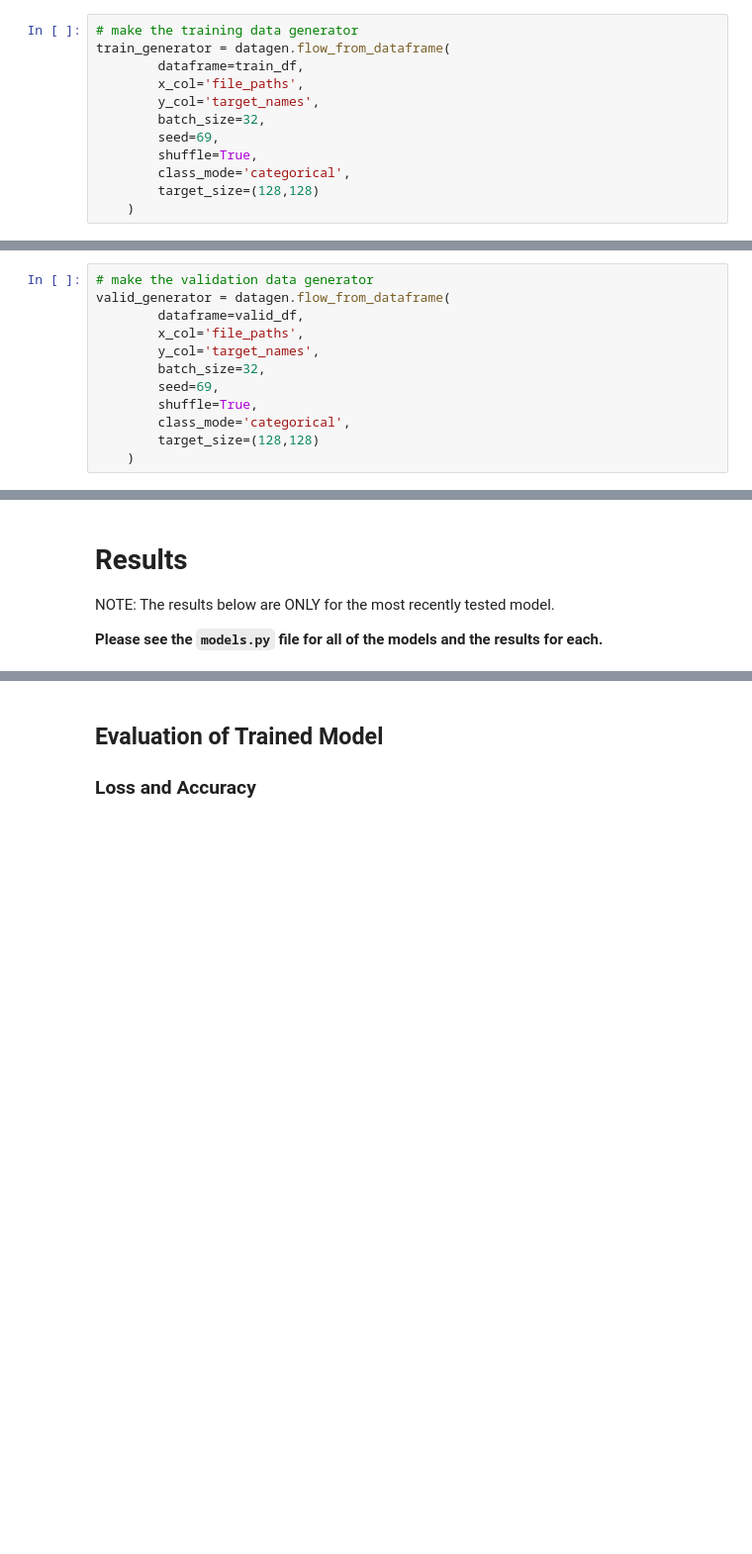
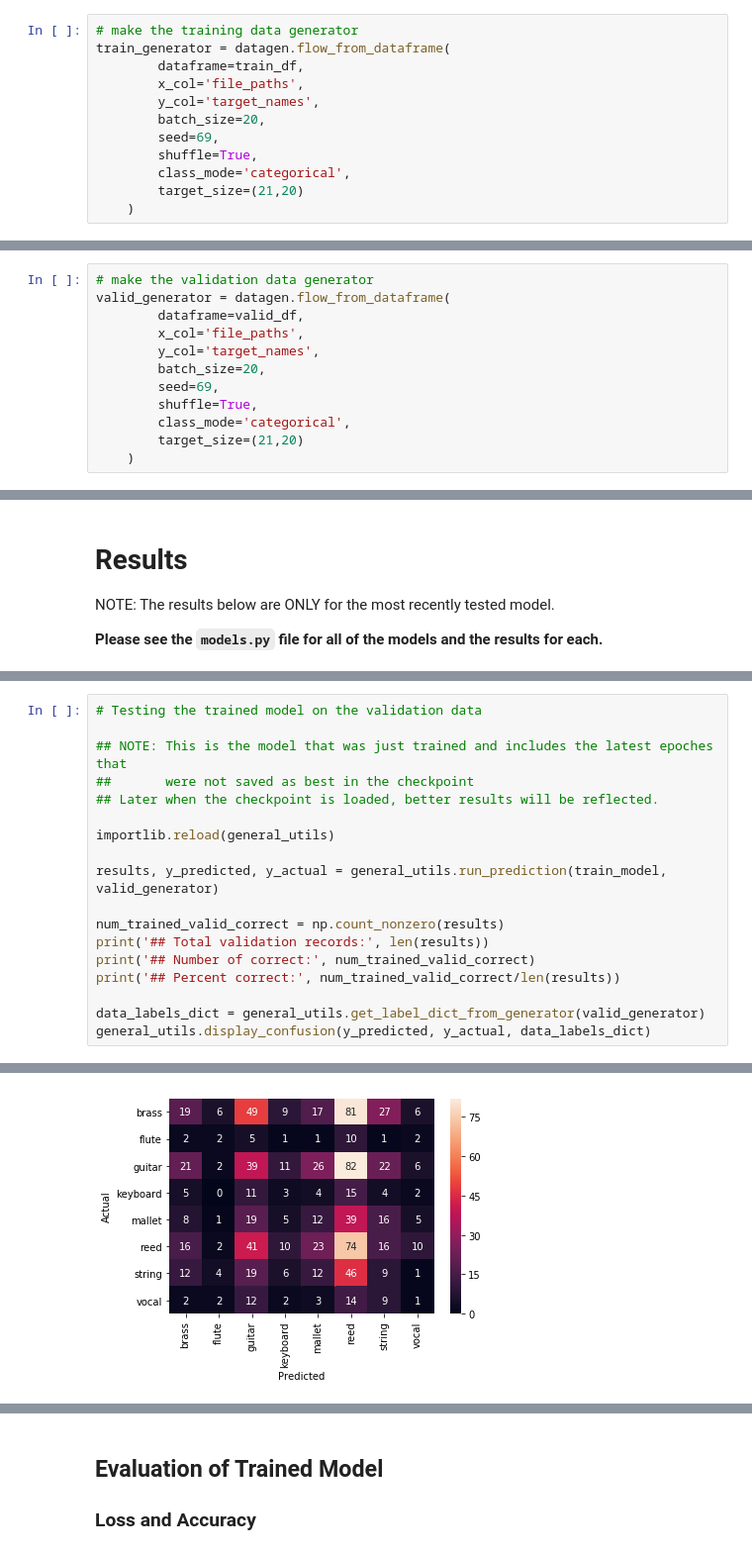
Before and after one commit to sammywachtel/udacity_capstone, a Jupyter notebook: identify_instrument.ipynb, the cells around one changed output, grey strips where cells are left out. Shown at 99% size. Drawn from its saved outputs; the diff is of its cells as text; blank space fills up the shorter version.

```diff
--- a/identify_instrument.ipynb
+++ b/identify_instrument.ipynb
@@ -201,10 +205,10 @@ train_generator = datagen.flow_from_dataframe(
         dataframe=train_df,
         x_col='file_paths',
         y_col='target_names',
-        batch_size=32,
+        batch_size=20,
         seed=69,
         shuffle=True,
         class_mode='categorical',
-        target_size=(128,128)
+        target_size=(21,20)
     )
 # %% [output]
@@ -215,10 +219,10 @@ valid_generator = datagen.flow_from_dataframe(
         dataframe=valid_df,
         x_col='file_paths',
         y_col='target_names',
-        batch_size=32,
+        batch_size=20,
         seed=69,
         shuffle=True,
         class_mode='categorical',
-        target_size=(128,128)
+        target_size=(21,20)
     )
 # %% [output]
@@ -332,0 +399,19 @@ NOTE: The results below are ONLY for the most recently tested model.
+# %%
+# Testing the trained model on the validation data
+
+## NOTE: This is the model that was just trained and includes the latest epoches that
+##       were not saved as best in the checkpoint
+## Later when the checkpoint is loaded, better results will be reflected.
+
+importlib.reload(general_utils)
+
+results, y_predicted, y_actual = general_utils.run_prediction(train_model, valid_generator)
+
+num_trained_valid_correct = np.count_nonzero(results)
+print('## Total validation records:', len(results))
+print('## Number of correct:', num_trained_valid_correct)
+print('## Percent correct:', num_trained_valid_correct/len(results))
+
+data_labels_dict = general_utils.get_label_dict_from_generator(valid_generator)
+general_utils.display_confusion(y_predicted, y_actual, data_labels_dict)
+# %% [output]
@@ -332,0 +421 @@ NOTE: The results below are ONLY for the most recently tested model.
+[figure, added]
```
Also changed, not shown: parts of 33 cells of this notebook, 3 other files.
